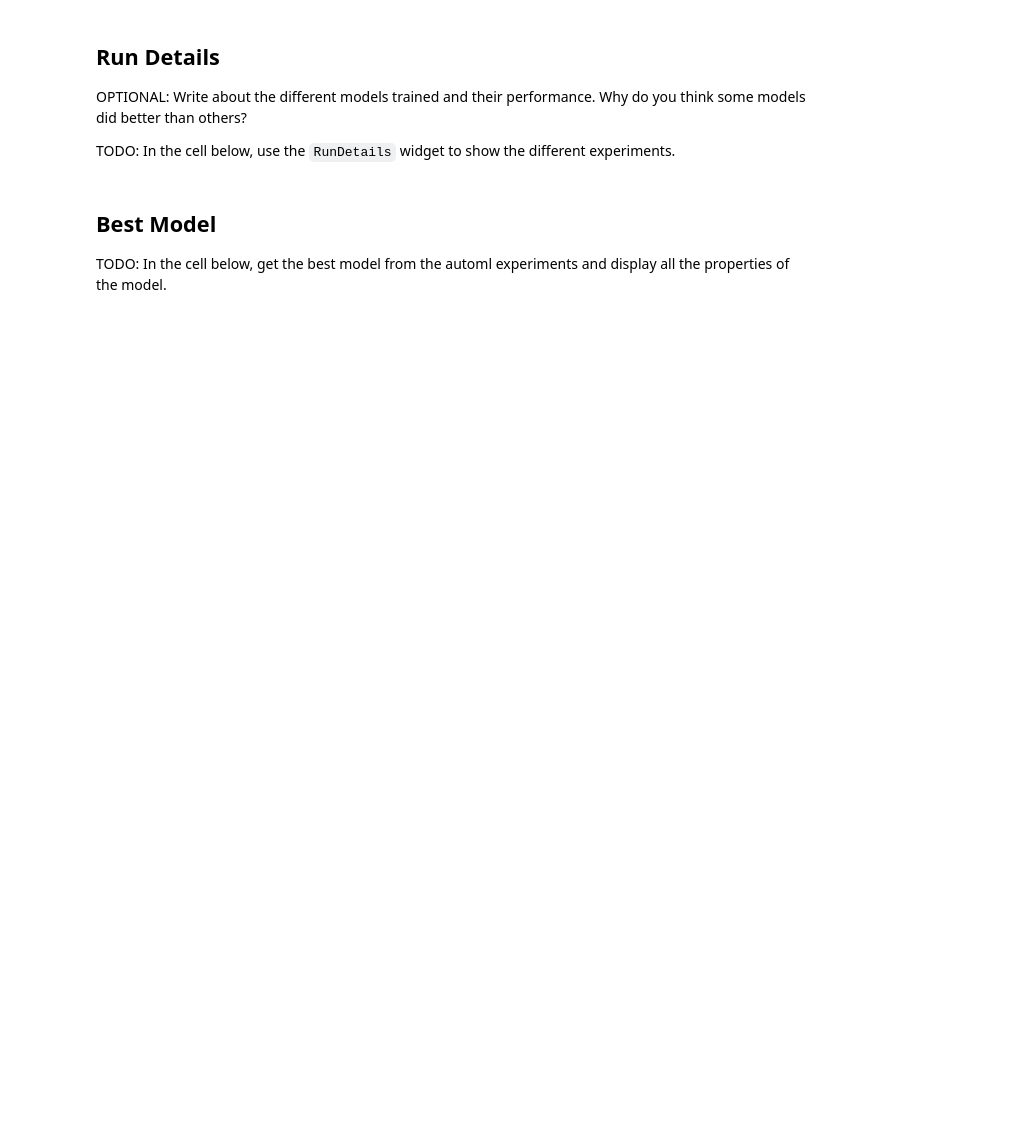
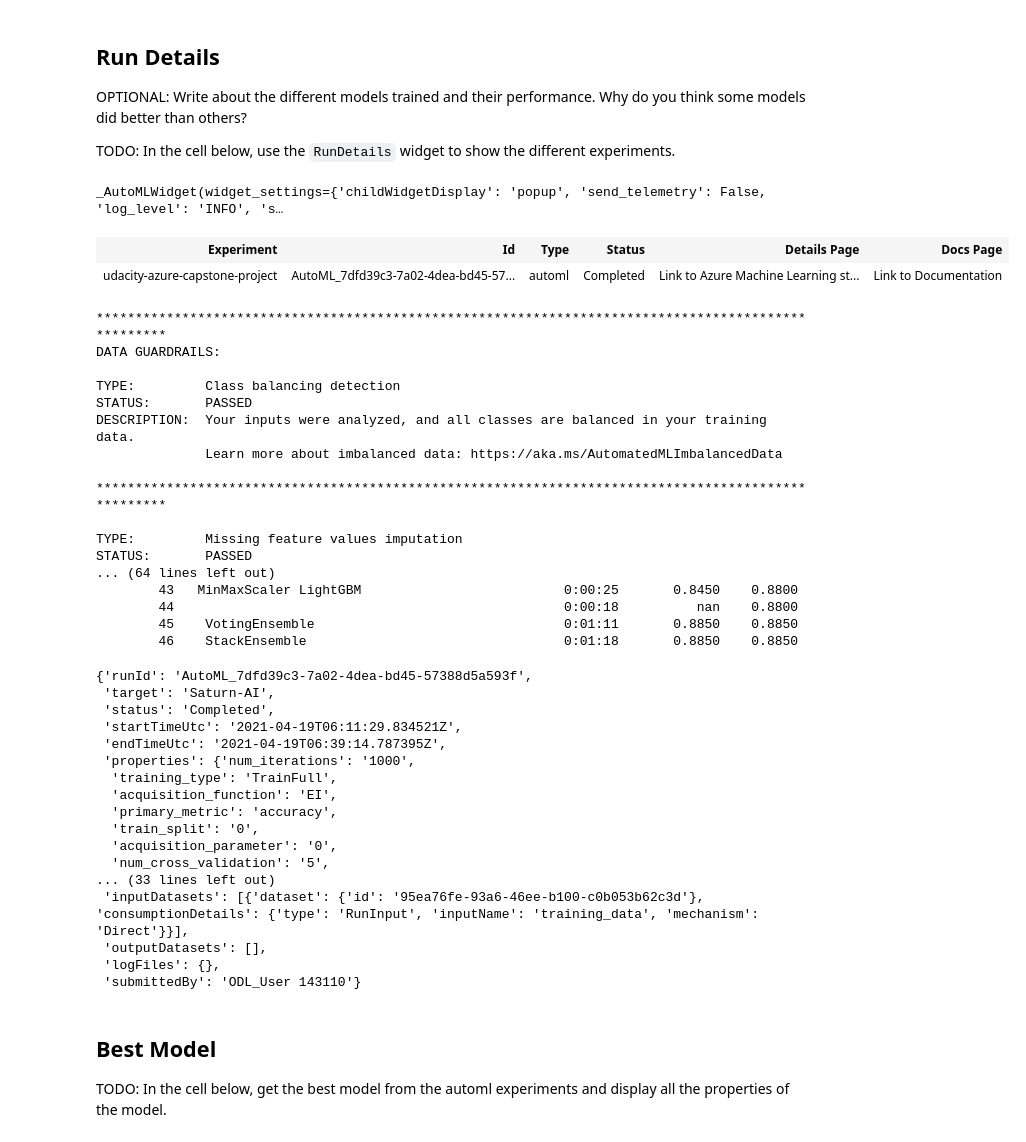
Before and after one commit to bhuiyanmobasshir94/Azure-Machine-Learning-Capstone-Project, a Jupyter notebook: automl.ipynb, the cells around one changed output. Cells and saved outputs as stored; diff of their text form; code cells hidden in the pictures; blank space fills up the shorter version.

```diff
--- a/automl.ipynb
+++ b/automl.ipynb
@@ -121,6 +155,49 @@ remote_run = experiment.submit(automl_config)
 OPTIONAL: Write about the different models trained and their performance. Why do you think some models did better than others?
 
 TODO: In the cell below, use the `RunDetails` widget to show the different experiments.
+# %%
+from azureml.widgets import RunDetails
+
+RunDetails(remote_run).show()
+remote_run.wait_for_completion(show_output=True)
+# %% [output]
+_AutoMLWidget(widget_settings={'childWidgetDisplay': 'popup', 'send_telemetry': False, 'log_level': 'INFO', 's…
+| Experiment | Id | Type | Status | Details Page | Docs Page |
+| udacity-azure-capstone-project | AutoML_7dfd39c3-7a02-4dea-bd45-57... | automl | Completed | Link to Azure Machine Learning st... | Link to Documentation |
+****************************************************************************************************
+DATA GUARDRAILS:
+
+TYPE:         Class balancing detection
+STATUS:       PASSED
+DESCRIPTION:  Your inputs were analyzed, and all classes are balanced in your training data.
+              Learn more about imbalanced data: https://aka.ms/AutomatedMLImbalancedData
+
+****************************************************************************************************
+
+TYPE:         Missing feature values imputation
+STATUS:       PASSED
+... (64 lines left out)
+        43   MinMaxScaler LightGBM                          0:00:25       0.8450    0.8800
+        44                                                  0:00:18          nan    0.8800
+        45    VotingEnsemble                                0:01:11       0.8850    0.8850
+        46    StackEnsemble                                 0:01:18       0.8850    0.8850
+{'runId': 'AutoML_7dfd39c3-7a02-4dea-bd45-57388d5a593f',
+ 'target': 'Saturn-AI',
+ 'status': 'Completed',
+ 'startTimeUtc': '2021-04-19T06:11:29.834521Z',
+ 'endTimeUtc': '2021-04-19T06:39:14.787395Z',
+ 'properties': {'num_iterations': '1000',
+  'training_type': 'TrainFull',
+  'acquisition_function': 'EI',
+  'primary_metric': 'accuracy',
+  'train_split': '0',
+  'acquisition_parameter': '0',
+  'num_cross_validation': '5',
+... (33 lines left out)
+ 'inputDatasets': [{'dataset': {'id': '95ea76fe-93a6-46ee-b100-c0b053b62c3d'}, 'consumptionDetails': {'type': 'RunInput', 'inputName': 'training_data', 'mechanism': 'Direct'}}],
+ 'outputDatasets': [],
+ 'logFiles': {},
+ 'submittedBy': 'ODL_User 143110'}
 # %% [markdown]
 ## Best Model
 
```
Also changed, not shown: parts of 7 cells of this notebook, 3 other files.
